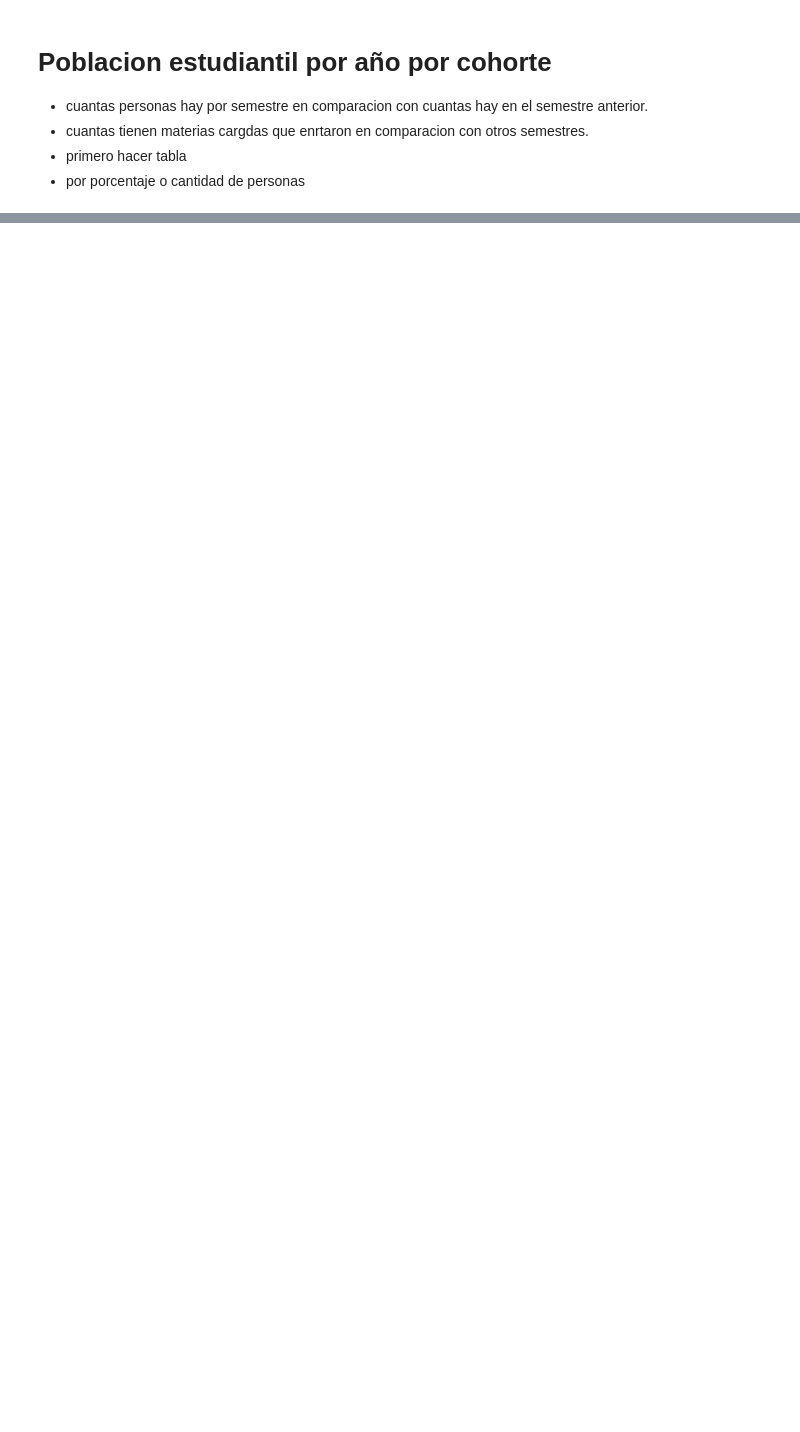
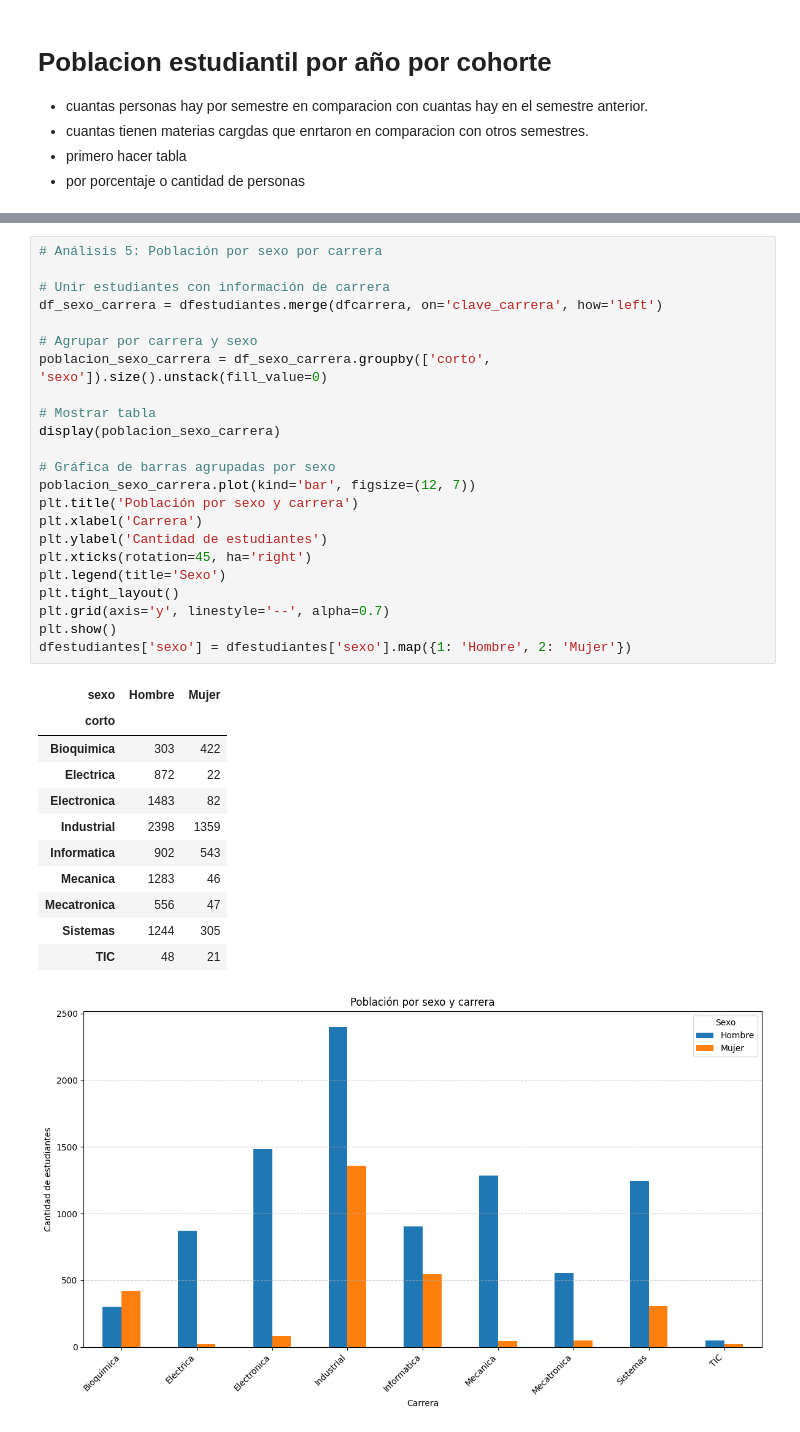
Before and after one commit to SusanItLC/Proyecto_Integrador, a Jupyter notebook: Proyecto_Integrador/Cuaderno.ipynb, the cells around one changed output, grey strips where cells are left out. Saved outputs shown, nothing was run; the diff lists cells and outputs as text; blank space fills up the shorter version.

```diff
--- a/Proyecto_Integrador/Cuaderno.ipynb
+++ b/Proyecto_Integrador/Cuaderno.ipynb
@@ -137,0 +235,36 @@ KeyError: 'Promedio'
+# %%
+# Análisis 5: Población por sexo por carrera
+
+# Unir estudiantes con información de carrera
+df_sexo_carrera = dfestudiantes.merge(dfcarrera, on='clave_carrera', how='left')
+
+# Agrupar por carrera y sexo
+poblacion_sexo_carrera = df_sexo_carrera.groupby(['corto', 'sexo']).size().unstack(fill_value=0)
+
+# Mostrar tabla
+display(poblacion_sexo_carrera)
+
+# Gráfica de barras agrupadas por sexo
+poblacion_sexo_carrera.plot(kind='bar', figsize=(12, 7))
+plt.title('Población por sexo y carrera')
+plt.xlabel('Carrera')
+plt.ylabel('Cantidad de estudiantes')
+plt.xticks(rotation=45, ha='right')
+plt.legend(title='Sexo')
+plt.tight_layout()
+plt.grid(axis='y', linestyle='--', alpha=0.7)
+plt.show()
+dfestudiantes['sexo'] = dfestudiantes['sexo'].map({1: 'Hombre', 2: 'Mujer'})
+# %% [output]
+| sexo | Hombre | Mujer |
+| corto |  |  |
+| Bioquimica | 303 | 422 |
+| Electrica | 872 | 22 |
+| Electronica | 1483 | 82 |
+| Industrial | 2398 | 1359 |
+| Informatica | 902 | 543 |
+| Mecanica | 1283 | 46 |
+| Mecatronica | 556 | 47 |
+| Sistemas | 1244 | 305 |
+| TIC | 48 | 21 |
+[figure, added]
```
Also changed, not shown: parts of 17 cells of this notebook.
